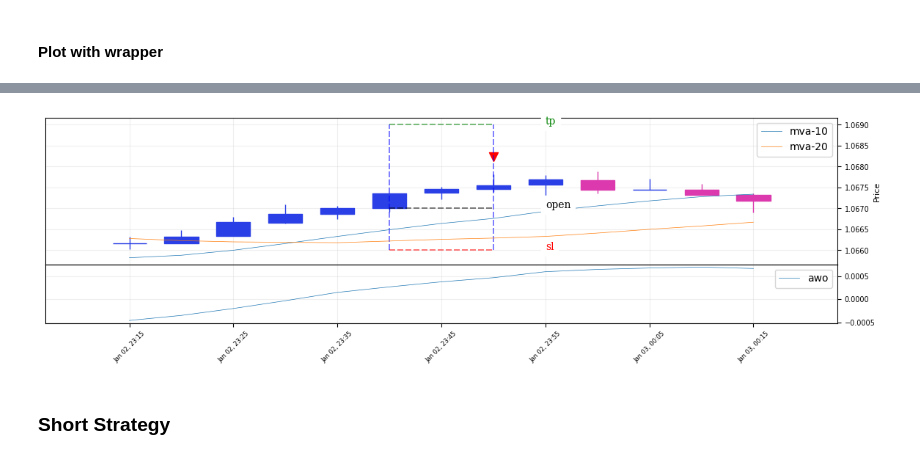
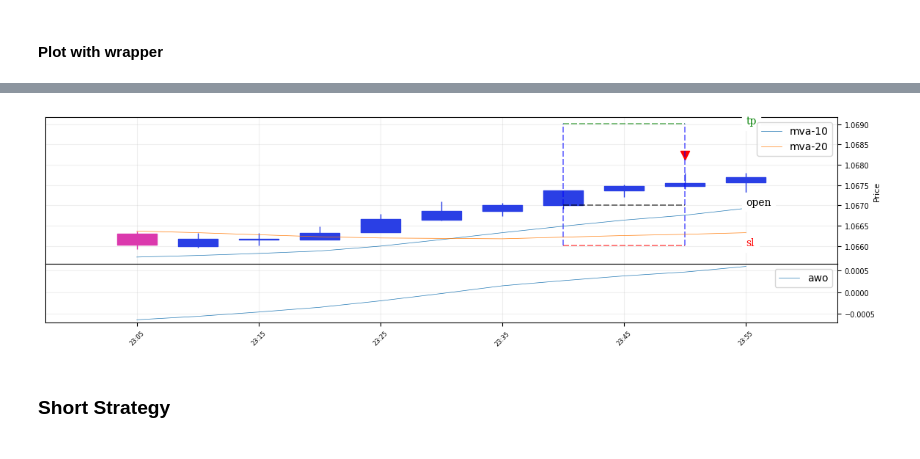
Before and after one commit to mchiuminatto/triple_barrier, a Jupyter notebook: docs/examples/Plot wrapper.ipynb, the cells around one changed output, grey strips where cells are left out. Cells and saved outputs as stored; diff of their text form; code cells hidden in the pictures.

```diff
--- a/docs/examples/Plot wrapper.ipynb
+++ b/docs/examples/Plot wrapper.ipynb
@@ -161,5 +161,9 @@ trades["profit"].cumsum().plot()
 # %% [markdown]
 #### Plot with wrapper
 # %%
-dataset_labeler.plot("2023-01-02 23:40:00", overlay_features=[price["mva-10"], price["mva-20"]], oscillator_features=[ price["awo"] ] )
+dataset_labeler.plot("2023-01-02 23:40:00",
+                     overlay_features=[price["mva-10"], price["mva-20"]],
+                     oscillator_features=[price["awo"]],
+                     periods_before=7,
+                     periods_after=1)
 # %% [output]
@@ -168,4 +170,4 @@ Barrier lines: {'alines': [[(Timestamp('2023-01-02 23:40:00'), 1.06901), (Timest
-[figure, old version]
+[figure, new version]
 # %% [markdown]
 ### Short Strategy
 # %% [markdown]
```
Also changed, not shown: parts of 3 cells of this notebook, 10 other files.
